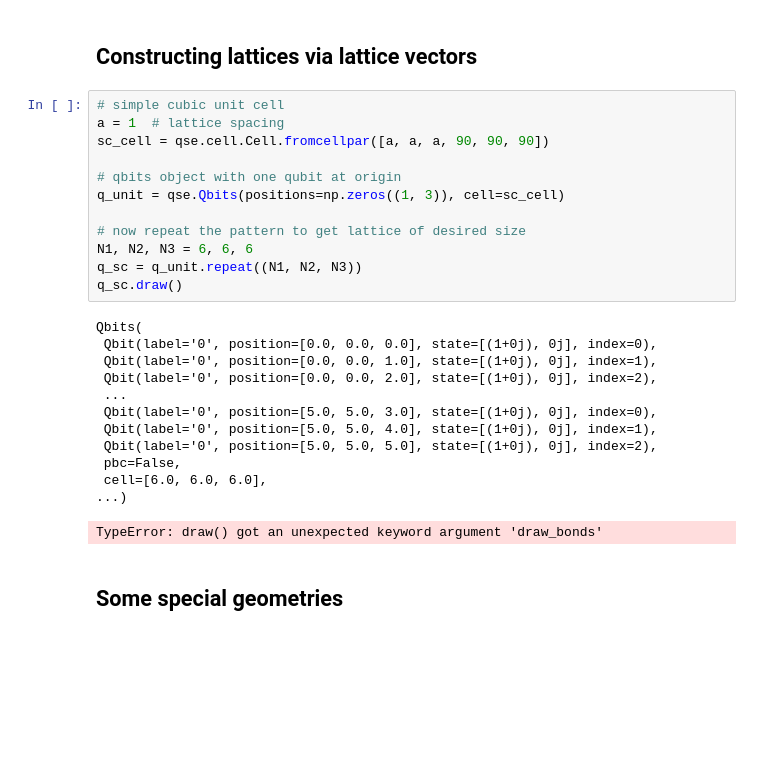
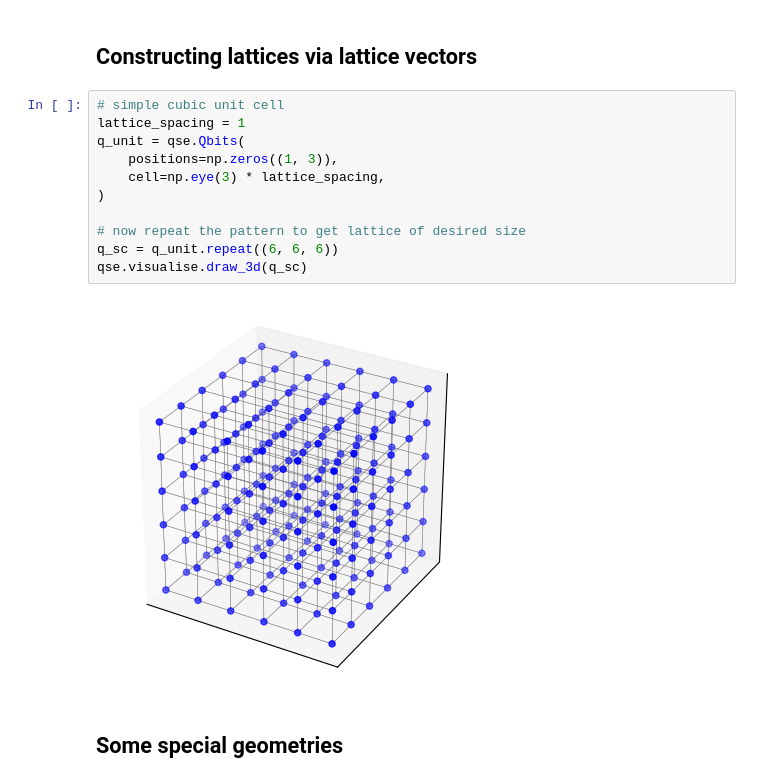
Before and after one commit to ICHEC/qse, a Jupyter notebook: examples/generating_lattices.ipynb, the cells around one changed output. Cells and saved outputs as stored; diff of their text form; blank space fills up the shorter version.

```diff
--- a/examples/generating_lattices.ipynb
+++ b/examples/generating_lattices.ipynb
@@ -45,29 +52,17 @@ qse.draw(kagome_reg, radius=3)
 ## Constructing lattices via lattice vectors
 # %%
 # simple cubic unit cell
-a = 1  # lattice spacing
-sc_cell = qse.cell.Cell.fromcellpar([a, a, a, 90, 90, 90])
-
-# qbits object with one qubit at origin
-q_unit = qse.Qbits(positions=np.zeros((1, 3)), cell=sc_cell)
+lattice_spacing = 1
+q_unit = qse.Qbits(
+    positions=np.zeros((1, 3)),
+    cell=np.eye(3) * lattice_spacing,
+)
 
 # now repeat the pattern to get lattice of desired size
-N1, N2, N3 = 6, 6, 6
-q_sc = q_unit.repeat((N1, N2, N3))
-q_sc.draw()
+q_sc = q_unit.repeat((6, 6, 6))
+qse.visualise.draw_3d(q_sc)
 # %% [output]
-Qbits(
- Qbit(label='0', position=[0.0, 0.0, 0.0], state=[(1+0j), 0j], index=0),
- Qbit(label='0', position=[0.0, 0.0, 1.0], state=[(1+0j), 0j], index=1),
- Qbit(label='0', position=[0.0, 0.0, 2.0], state=[(1+0j), 0j], index=2),
- ...
- Qbit(label='0', position=[5.0, 5.0, 3.0], state=[(1+0j), 0j], index=0),
- Qbit(label='0', position=[5.0, 5.0, 4.0], state=[(1+0j), 0j], index=1),
- Qbit(label='0', position=[5.0, 5.0, 5.0], state=[(1+0j), 0j], index=2),
- pbc=False,
- cell=[6.0, 6.0, 6.0],
-...)
-TypeError: draw() got an unexpected keyword argument 'draw_bonds'
+[figure, added]
 # %% [markdown]
 ## Some special geometries
 # %% [markdown]
```
Also changed, not shown: parts of 7 cells of this notebook, 3 other files.
